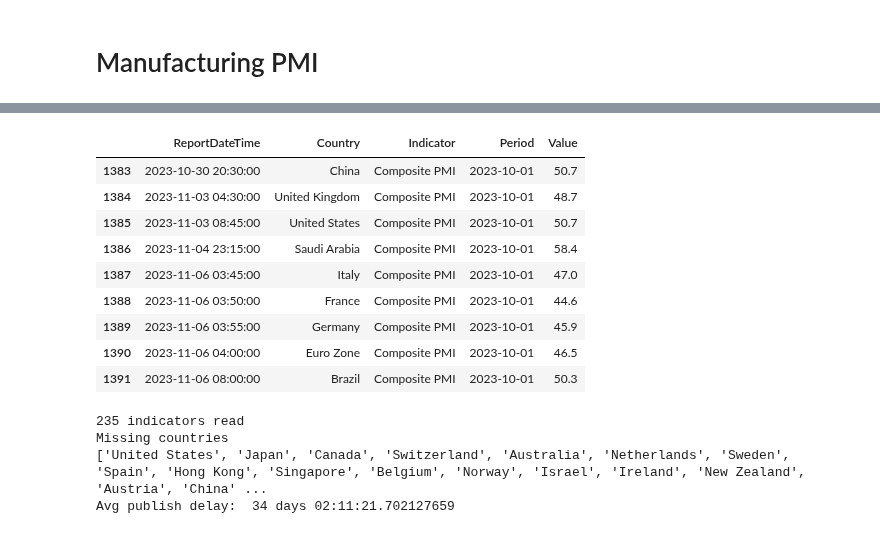
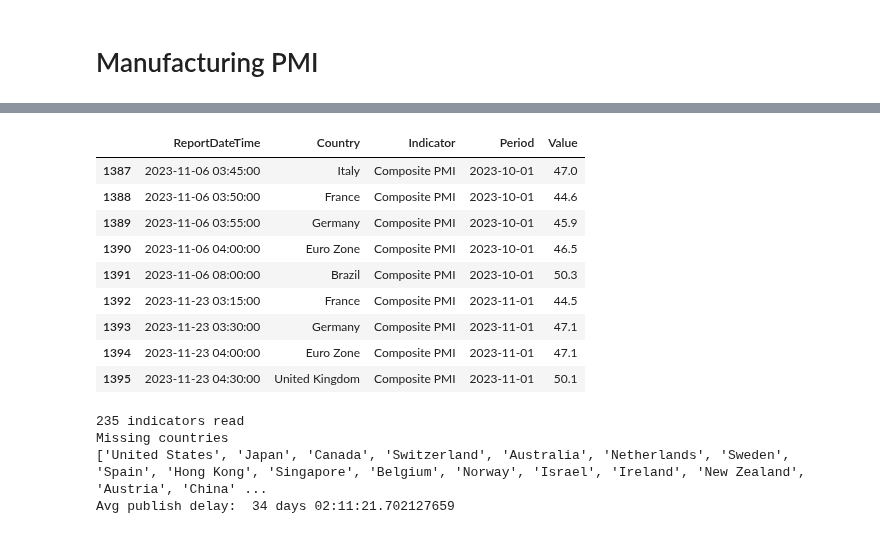
Before and after one commit to lharazin/TFM, a Jupyter notebook: Data/Investing_EconomicCalendar/calendar_preprocessing.ipynb, the cells around one changed output, grey strips where cells are left out. Cells and saved outputs as stored; diff of their text form; code cells hidden in the pictures.

```diff
--- a/Data/Investing_EconomicCalendar/calendar_preprocessing.ipynb
+++ b/Data/Investing_EconomicCalendar/calendar_preprocessing.ipynb
@@ -79,0 +3,2 @@ def transform_to_monthly_df_countries(df_processed):
+# %%
+preprocessor = InvestingCalendarPreprocessor()
@@ -292,4 +192,4 @@ Avg publish delay:  30 days 11:14:18.437025796
 # %%
-composite_pmi = process_pmi_indicator('Composite PMI')
+composite_pmi = preprocessor.process_pmi_indicator('Composite PMI')
 composite_pmi.tail(9)
 # %% [output]
@@ -300,11 +200,11 @@ Avg publish delay:  29 days 13:35:37.456896551
 |  | ReportDateTime | Country | Indicator | Period | Value |
-| 1383 | 2023-10-30 20:30:00 | China | Composite PMI | 2023-10-01 | 50.7 |
-| 1384 | 2023-11-03 04:30:00 | United Kingdom | Composite PMI | 2023-10-01 | 48.7 |
-| 1385 | 2023-11-03 08:45:00 | United States | Composite PMI | 2023-10-01 | 50.7 |
-| 1386 | 2023-11-04 23:15:00 | Saudi Arabia | Composite PMI | 2023-10-01 | 58.4 |
 | 1387 | 2023-11-06 03:45:00 | Italy | Composite PMI | 2023-10-01 | 47.0 |
 | 1388 | 2023-11-06 03:50:00 | France | Composite PMI | 2023-10-01 | 44.6 |
 | 1389 | 2023-11-06 03:55:00 | Germany | Composite PMI | 2023-10-01 | 45.9 |
 | 1390 | 2023-11-06 04:00:00 | Euro Zone | Composite PMI | 2023-10-01 | 46.5 |
 | 1391 | 2023-11-06 08:00:00 | Brazil | Composite PMI | 2023-10-01 | 50.3 |
+| 1392 | 2023-11-23 03:15:00 | France | Composite PMI | 2023-11-01 | 44.5 |
+| 1393 | 2023-11-23 03:30:00 | Germany | Composite PMI | 2023-11-01 | 47.1 |
+| 1394 | 2023-11-23 04:00:00 | Euro Zone | Composite PMI | 2023-11-01 | 47.1 |
+| 1395 | 2023-11-23 04:30:00 | United Kingdom | Composite PMI | 2023-11-01 | 50.1 |
 # %%
```
Also changed, not shown: parts of 48 cells of this notebook, 4 other files.
